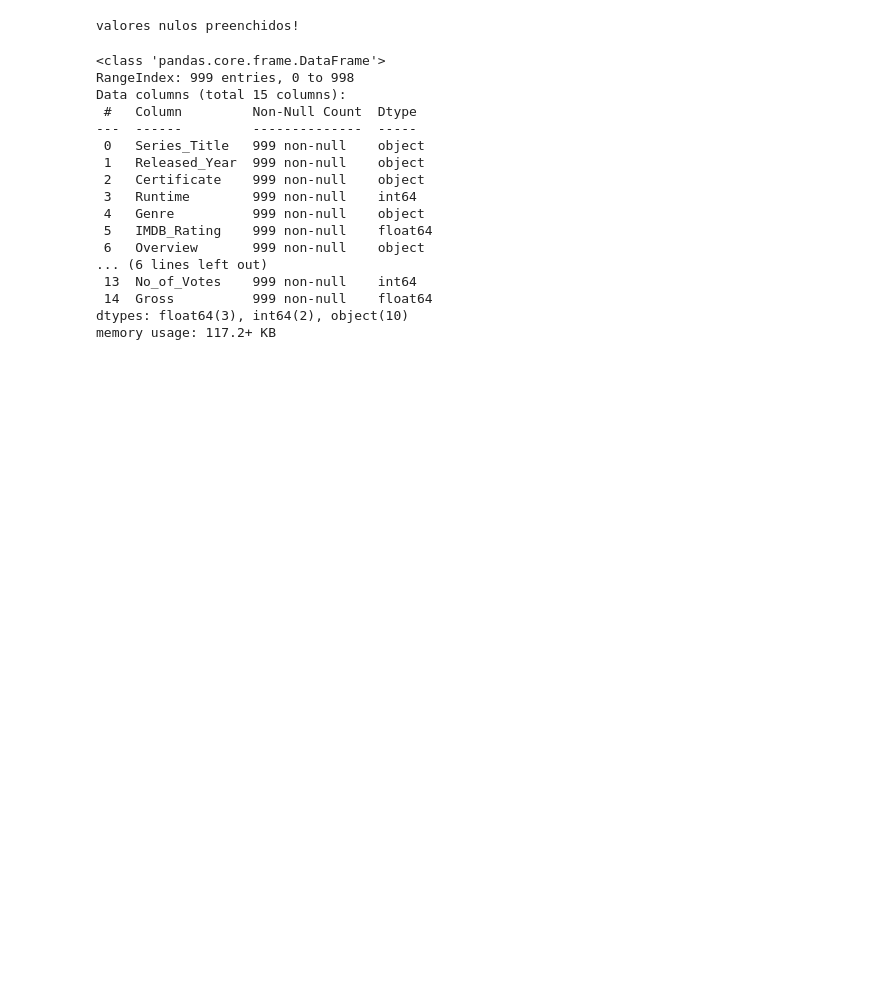
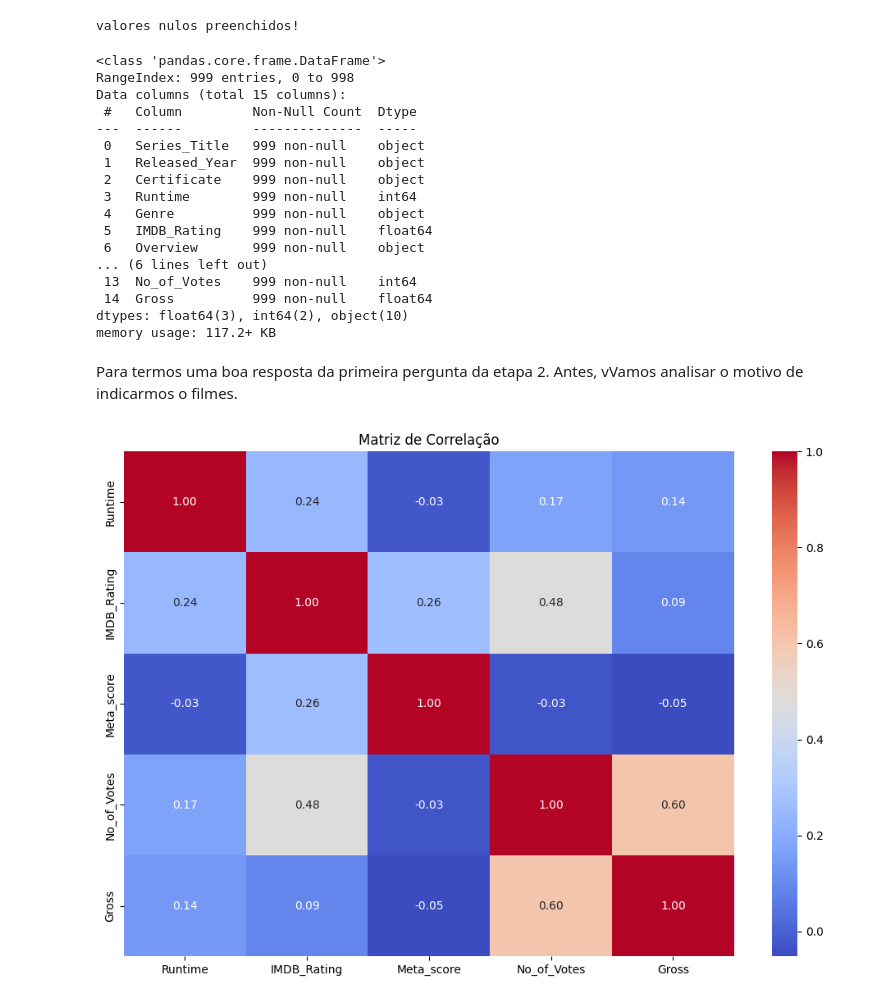
Before and after one commit to luis-henri/desafio-lighthouse-ciencia-dados, a Jupyter notebook: notebooks/analise_exploratoria.ipynb, the cells around one changed output. Cells and saved outputs as stored; diff of their text form; code cells hidden in the pictures; blank space fills up the shorter version.

Commit message:
destacando quais são os principais fatores para o filme ter um alto faturamento

```diff
--- a/notebooks/analise_exploratoria.ipynb
+++ b/notebooks/analise_exploratoria.ipynb
@@ -147,3 +147,20 @@ Data columns (total 15 columns):
  14  Gross          999 non-null    float64
 dtypes: float64(3), int64(2), object(10)
 memory usage: 117.2+ KB
+# %% [markdown]
+Para termos uma boa resposta da primeira pergunta da etapa 2. Antes, vVamos analisar o motivo de indicarmos o filmes.
+# %%
+#Alternativa B - Análise de Faturamento
+
+import matplotlib.pyplot as plt
+import seaborn as sns
+
+matriz_correlacao = df.corr(numeric_only=True)
+
+plt.figure(figsize=(12, 8))
+sns.heatmap(matriz_correlacao, annot=True, cmap='coolwarm', fmt='.2f') #criação do gráfico
+plt.title('Matriz de Correlação')
+plt.show()
+#esse gráfico nos vai dar uma noção de quais colunas tem maior correlação com a coluna Gross, que é a nossa variável alvo.
+# %% [output]
+[figure, added]
```
Also changed, not shown: parts of 1 cell of this notebook.
